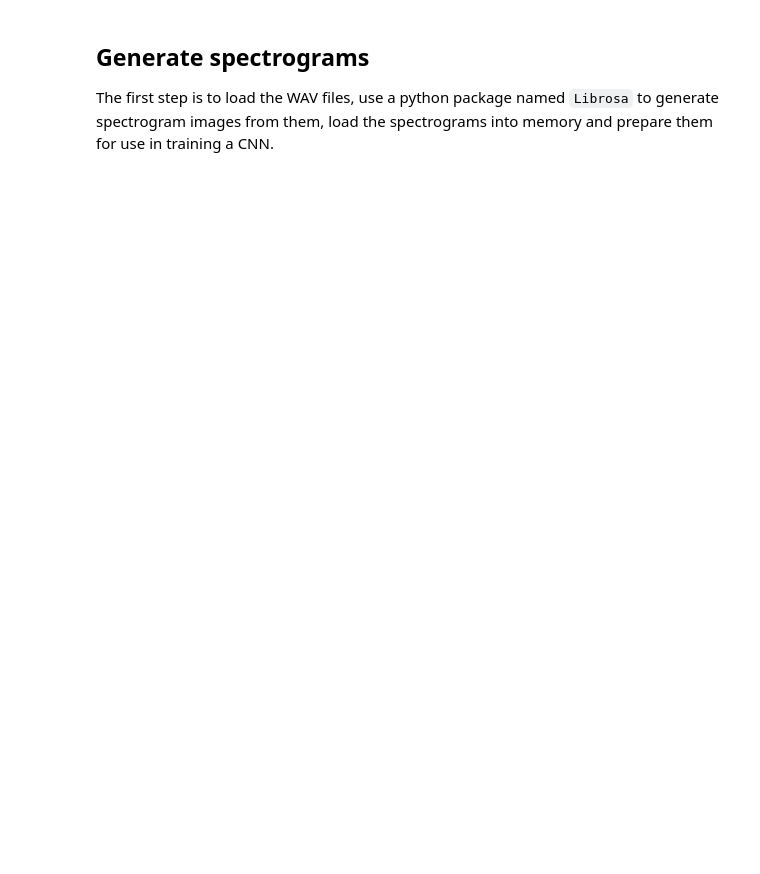
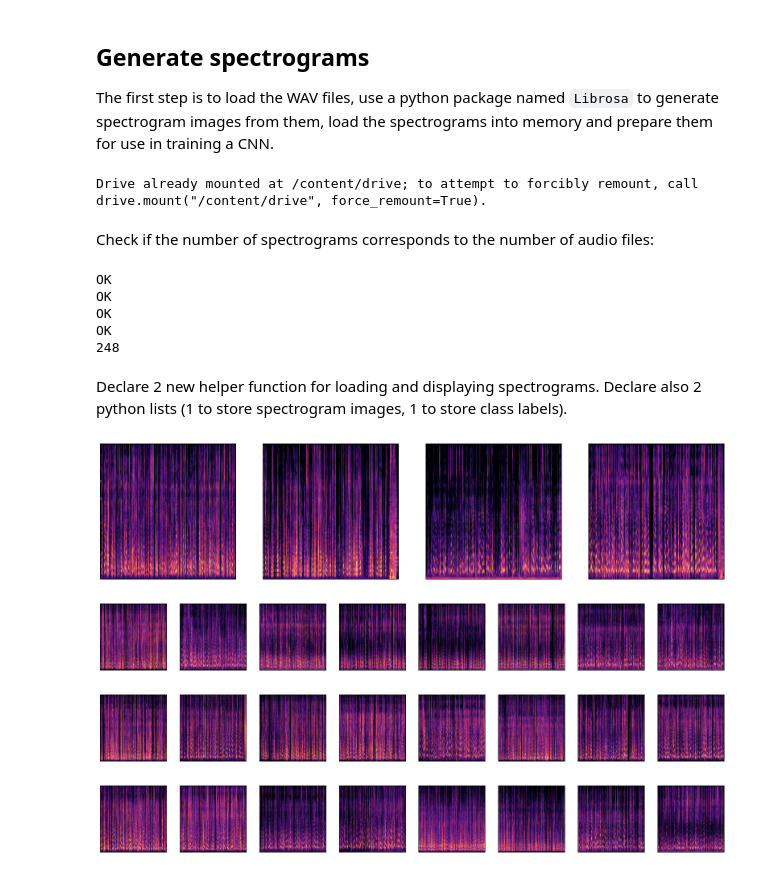
Before and after one commit to valentinefleith/audio-features-internship, a Jupyter notebook: deep_learning/CNN_Spectrograms.ipynb, the cells around one changed output. Drawn from its saved outputs; the diff is of its cells as text; code cells hidden in the pictures; blank space fills up the shorter version.

Commit message:
add spectrogram creation part

```diff
--- a/deep_learning/CNN_Spectrograms.ipynb
+++ b/deep_learning/CNN_Spectrograms.ipynb
@@ -34 +43,62 @@ def create_pngs_from_wavs(input_path, output_path):
     create_spectrogram(input_file, output_file)
+# %%
+for i in range(2, 6):
+  create_pngs_from_wavs(f"/content/drive/My Drive/Internship/Audio/{i}", f"/content/drive/My Drive/Internship/Spectrograms/{i}")
+# %% [output]
+Drive already mounted at /content/drive; to attempt to forcibly remount, call drive.mount("/content/drive", force_remount=True).
+# %% [markdown]
+Check if the number of spectrograms corresponds to the number of audio files:
+# %%
+total_len = 0
+
+for i in range(2, 6):
+  total_len += len(os.listdir(f'/content/drive/My Drive/Internship/Spectrograms/{i}'))
+  if len(os.listdir(f'/content/drive/My Drive/Internship/Spectrograms/{i}')) == len(os.listdir(f'/content/drive/My Drive/Internship/Audio/{i}')):
+    print('OK')
+  else:
+    print('NOT OK')
+
+print(total_len)
+# %% [output]
+OK
+OK
+OK
+OK
+248
+# %% [markdown]
+Declare 2 new helper function for loading and displaying spectrograms. Declare also 2 python lists (1 to store spectrogram images, 1 to store class labels).
+# %%
+from keras.preprocessing import image
+
+def load_image_from_path(path, label):
+  images = []
+  labels = []
+
+  for file in os.listdir(path):
+    images.append(image.img_to_array(image.load_img(os.path.join(path, file), target_size=(224, 224, 3))))
+    labels.append(label)
+
+  return images, labels
+# %%
+def show_images(images):
+  if len(images) < 8:
+    fig, axes = plt.subplots(1, len(images), figsize=(20, 20), subplot_kw={'xticks':[], 'yticks':[]})
+  else:
+    fig, axes = plt.subplots(1, 8, figsize=(20, 20), subplot_kw={'xticks':[], 'yticks':[]})
+
+  for i, ax in enumerate(axes.flat):
+    ax.imshow(images[i] / 255)
+
+x = []
+y = []
+# %%
+for i in range(2, 6):
+  images, labels = load_image_from_path(f'/content/drive/My Drive/Internship/Spectrograms/{i}', i)
+  show_images(images)
+  x += images
+  y += labels
+# %% [output]
+[figure, added]
+[figure, added]
+[figure, added]
+[figure, added]
```
Also changed, not shown: parts of 3 cells of this notebook, 1 other file.
